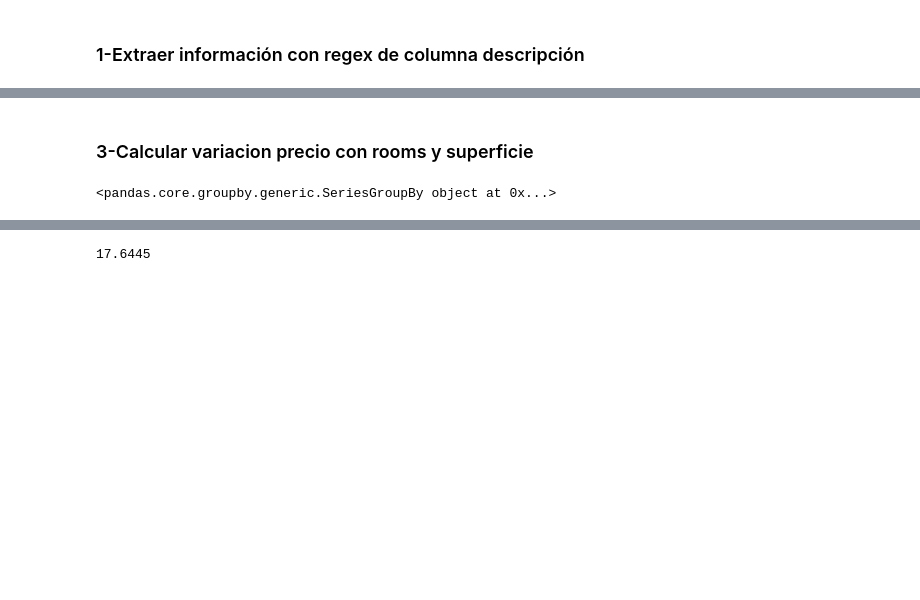
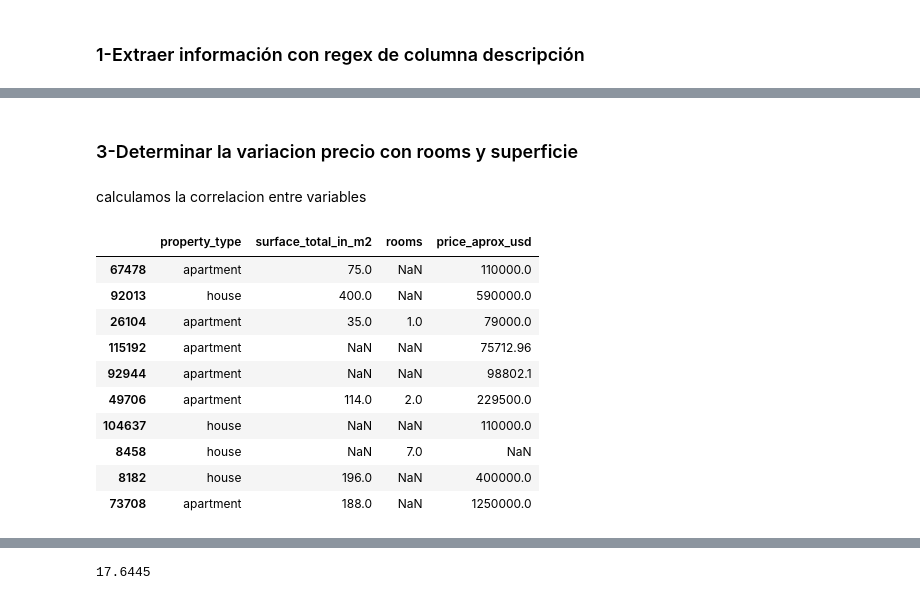
Before and after one commit to LuiosDyet/dh-ds-pi-1, a Jupyter notebook: superficie_limpia_columnas.ipynb, the cells around one changed output, grey strips where cells are left out. Drawn from its saved outputs; the diff is of its cells as text; code cells hidden in the pictures; blank space fills up the shorter version.

```diff
--- a/superficie_limpia_columnas.ipynb
+++ b/superficie_limpia_columnas.ipynb
@@ -448,6 +460,4 @@ data_limpia["rooms"].isnull().sum()/data["rooms"].isnull().sum()*100
 # %% [markdown]
-### 3-Calcular variacion precio con rooms y superficie
+### 3-Determinar la variacion precio con rooms y superficie
-# %%
-data_agrupada_surf_rooms= data_limpia.groupby('property_type')['surface_total_in_m2']
-# %% [output]
-<pandas.core.groupby.generic.SeriesGroupBy object at 0x...>
+# %% [markdown]
+calculamos la correlacion entre variables
@@ -453,0 +472,16 @@ data_agrupada_surf_rooms= data_limpia.groupby('property_type')['surface_total_in
+# %%
+data_tipo_usd_sup_room=pd.DataFrame((df_tipo,df_surf_float,df_room_float,df_price_float))
+data_tipo_usd_sup_room_T=data_tipo_usd_sup_room.T
+data_tipo_usd_sup_room_T.sample(10)
+# %% [output]
+|  | property_type | surface_total_in_m2 | rooms | price_aprox_usd |
+| 67478 | apartment | 75.0 | NaN | 110000.0 |
+| 92013 | house | 400.0 | NaN | 590000.0 |
+| 26104 | apartment | 35.0 | 1.0 | 79000.0 |
+| 115192 | apartment | NaN | NaN | 75712.96 |
+| 92944 | apartment | NaN | NaN | 98802.1 |
+| 49706 | apartment | 114.0 | 2.0 | 229500.0 |
+| 104637 | house | NaN | NaN | 110000.0 |
+| 8458 | house | NaN | 7.0 | NaN |
+| 8182 | house | 196.0 | NaN | 400000.0 |
+| 73708 | apartment | 188.0 | NaN | 1250000.0 |
```
Also changed, not shown: parts of 16 cells of this notebook.
